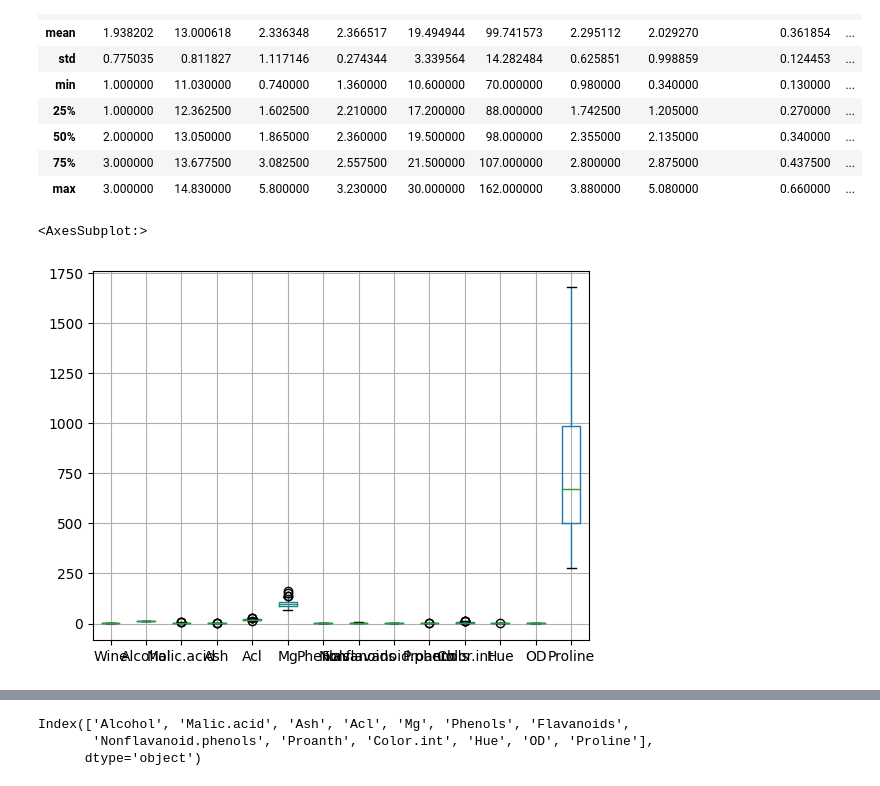
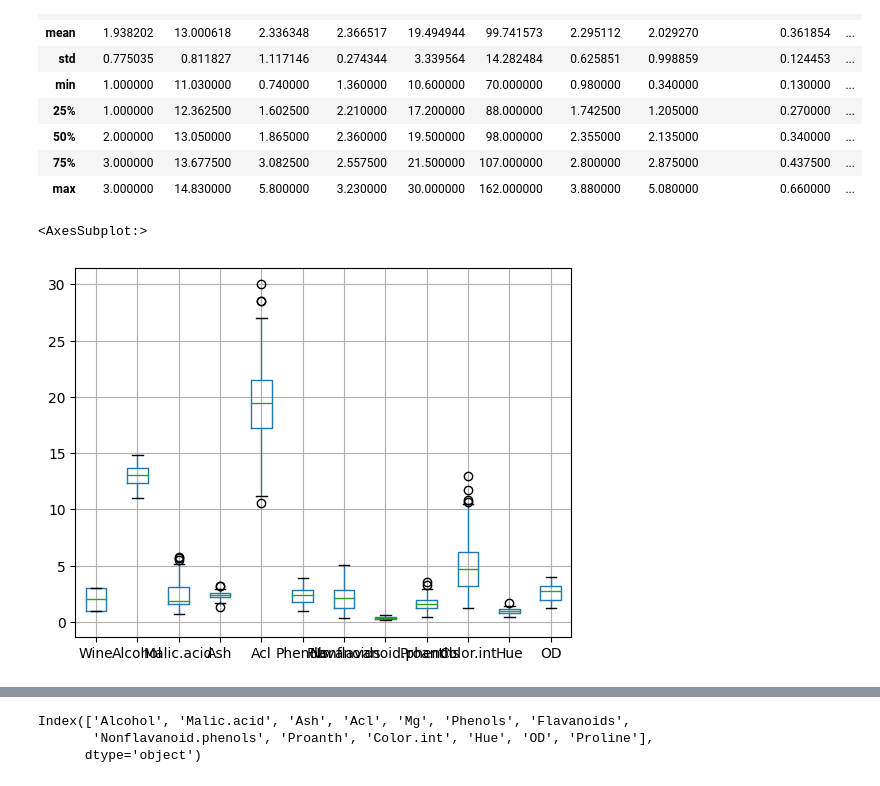
Before and after one commit to LuciaRavazzi/AzureML, a Jupyter notebook: AzureDataScientistAssociate/1_Create_Machine_Learning_Models/3_Train_Evaluate_Classification_Models.ipynb, the cells around one changed output, grey strips where cells are left out. Saved outputs shown, nothing was run; the diff lists cells and outputs as text; code cells hidden in the pictures.

```diff
--- a/AzureDataScientistAssociate/1_Create_Machine_Learning_Models/3_Train_Evaluate_Classification_Models.ipynb
+++ b/AzureDataScientistAssociate/1_Create_Machine_Learning_Models/3_Train_Evaluate_Classification_Models.ipynb
@@ -553,9 +553,9 @@ df.describe()
 # %%
 #-- Analisi univariata.
 
 # 'Proline', 'Mg' assumono valori mediamente più grandi delle altre.
-# df.drop(['Proline', 'Mg'], axis = 1).boxplot()
-df.boxplot()
+df.drop(['Proline', 'Mg'], axis = 1).boxplot()
+# df.boxplot()
 # %% [output]
 <AxesSubplot:>
-[figure, old version]
+[figure, new version]
```
Also changed, not shown: parts of 8 cells of this notebook, 1 other file.
